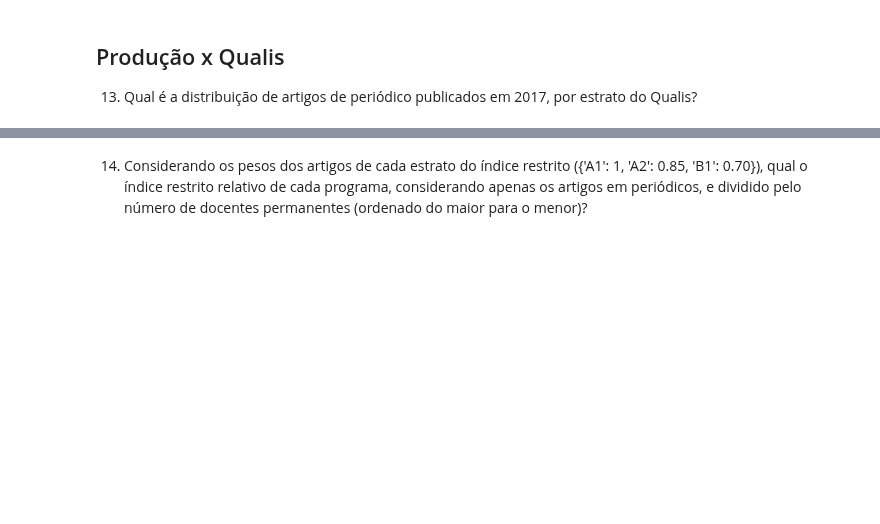
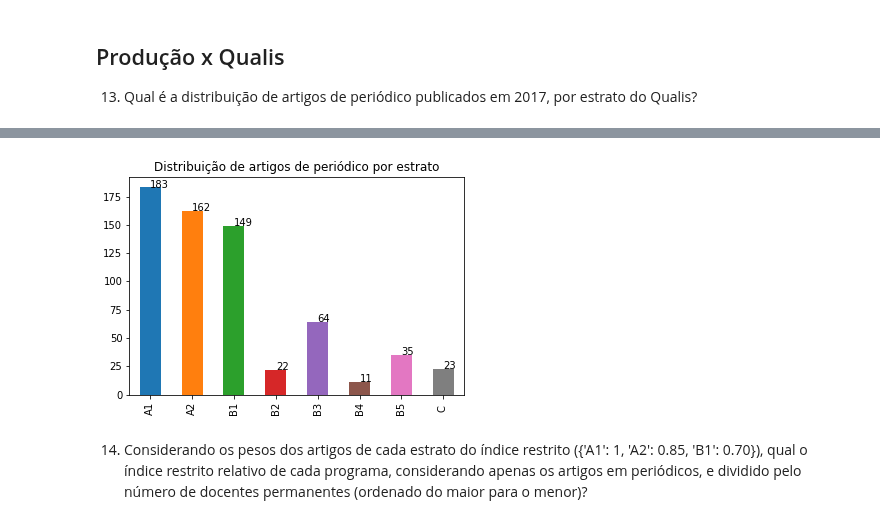
Before and after one commit to Pedalves/DataScience, a Jupyter notebook: CAPES/T1.1 Enunciado - Analise descritiva de dados de PG_Rafael.ipynb, the cells around one changed output, grey strips where cells are left out. Drawn from its saved outputs; the diff is of its cells as text; code cells hidden in the pictures; blank space fills up the shorter version.

```diff
--- a/CAPES/T1.1 Enunciado - Analise descritiva de dados de PG_Rafael.ipynb
+++ b/CAPES/T1.1 Enunciado - Analise descritiva de dados de PG_Rafael.ipynb
@@ -769,0 +967,5 @@ plt.show()
+# %%
+producao_periodicos_issn_df = producao_periodicos_df[['issn']]
+qualis_producao_df = pd.merge(producao_periodicos_issn_df, qualis_df, left_on='issn', right_on='ISSN')
+
+qualis_producao_df.head()
@@ -769,0 +979,3 @@ plt.show()
+# %%
+estratos = qualis_producao_df.Estrato.value_counts().sort_index()
+estratos
@@ -770,3 +992,10 @@ plt.show()
+# %%
+plot = estratos.plot('bar', title='Distribuição de artigos de periódico por estrato')
+
+for idx, value in enumerate(list(estratos)):
+    plot.annotate(value,(idx, value), xytext=(0, 0), textcoords='offset points')
+# %% [output]
+[figure, added]
 # %% [markdown]
 14) Considerando os pesos dos artigos de cada estrato do índice restrito ({'A1': 1, 'A2': 0.85, 'B1': 0.70}), qual o índice restrito relativo de cada programa, considerando apenas os artigos em periódicos, e dividido pelo número de docentes permanentes (ordenado do maior para o menor)?
 # %% [markdown]
```
Also changed, not shown: parts of 18 cells of this notebook.
